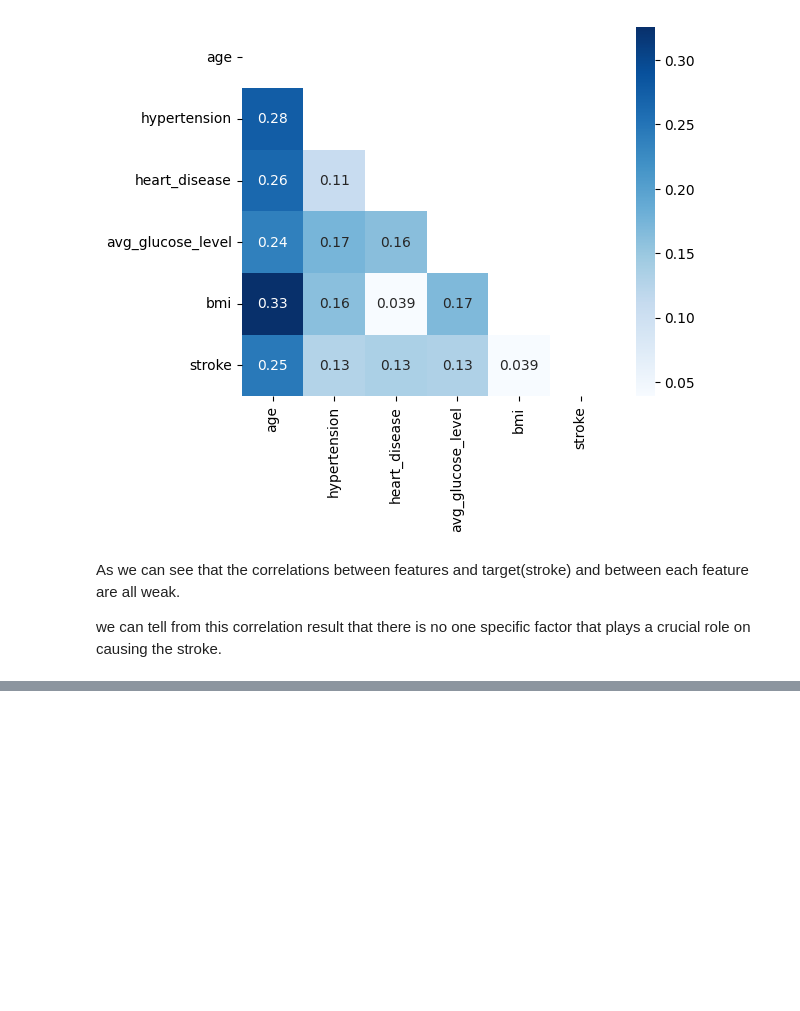
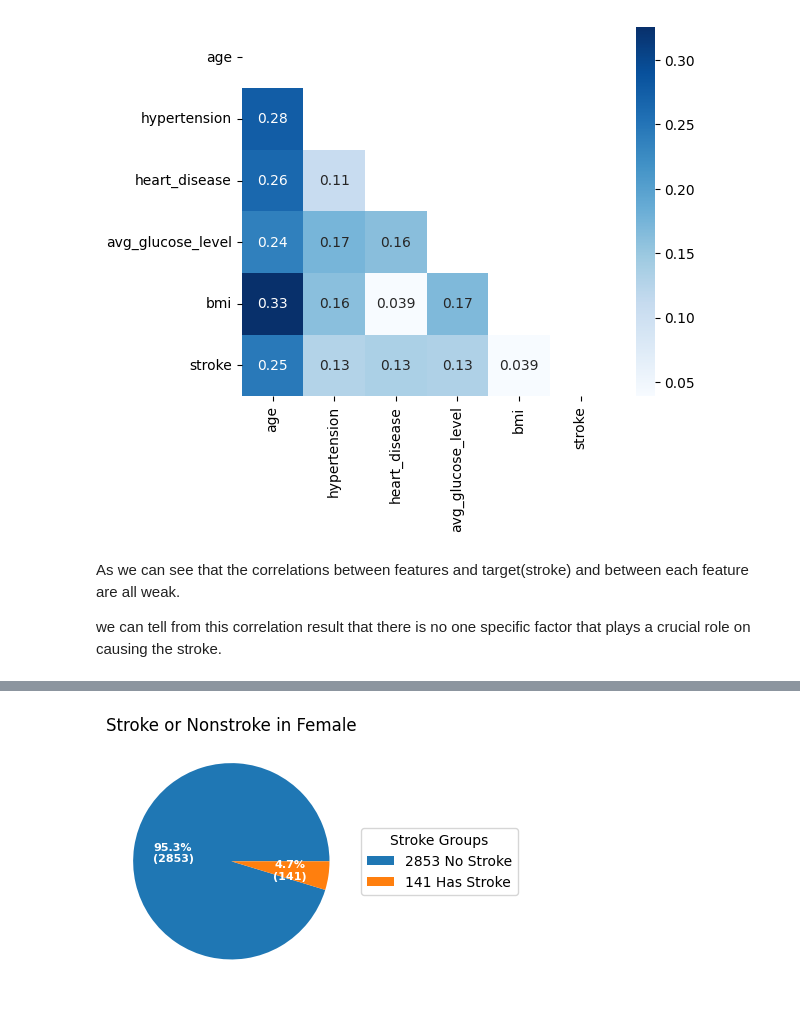
Before and after one commit to QianFu520/Machine-Learning-Stroke-Prediction, a Jupyter notebook: Part 3-Explanatory Visuals-Key Findings.ipynb, the cells around one changed output, grey strips where cells are left out. Saved outputs shown, nothing was run; the diff lists cells and outputs as text; code cells hidden in the pictures; blank space fills up the shorter version.

```diff
--- a/Part 3-Explanatory Visuals-Key Findings.ipynb
+++ b/Part 3-Explanatory Visuals-Key Findings.ipynb
@@ -203,0 +180,4 @@ female_fig, ax = stroke_group('2853 No Stroke', '141 Has Stroke', 'Female')
+# %%
+female_fig, ax = stroke_group('2853 No Stroke', '141 Has Stroke', 'in Female')
+# %% [output]
+[figure, added]
```
Also changed, not shown: parts of 41 cells of this notebook.
